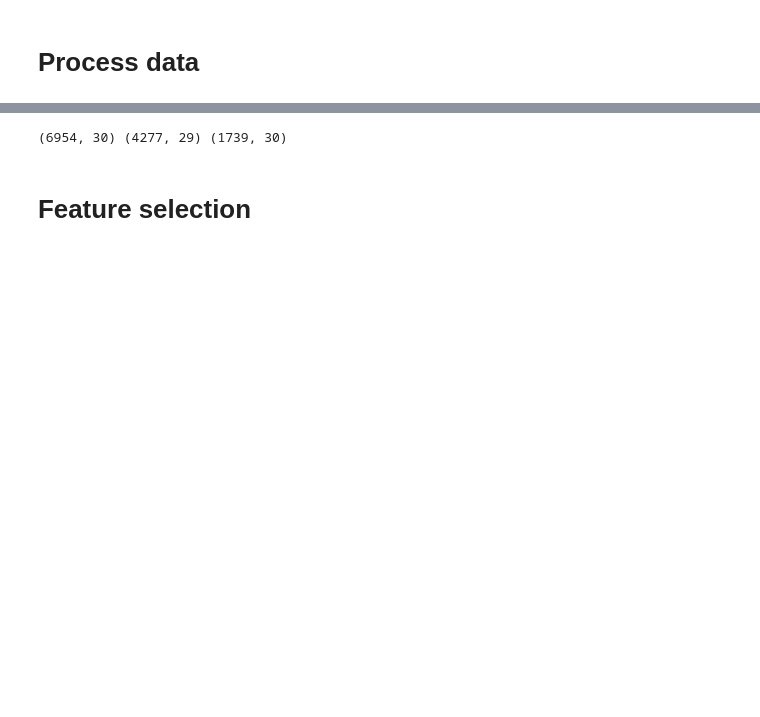
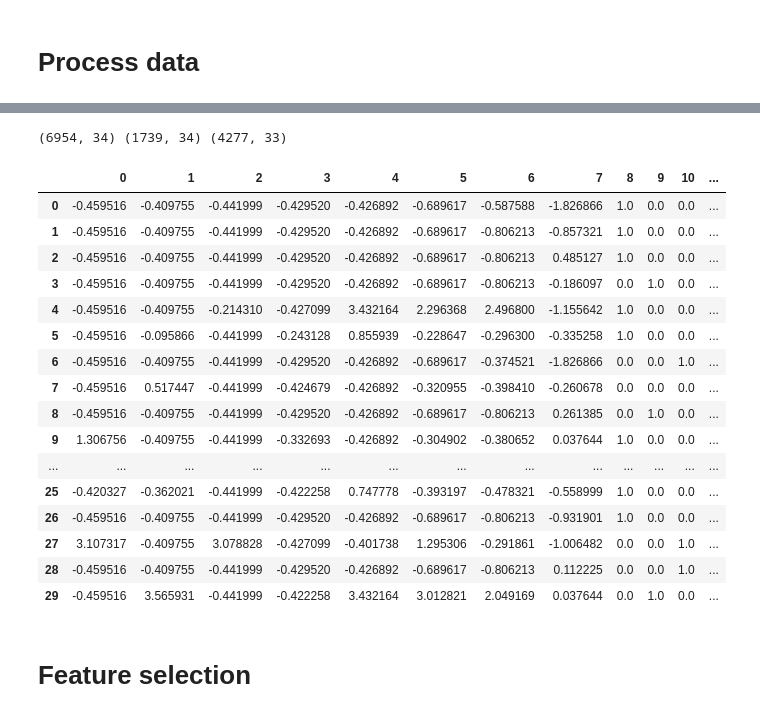
Before and after one commit to PashaIanko/Kaggle.Spaceship-Titanic, a Jupyter notebook: 2_data_preparation.ipynb, the cells around one changed output, grey strips where cells are left out. Cells and saved outputs as stored; diff of their text form; code cells hidden in the pictures; blank space fills up the shorter version.

Commit message:
Processed the data (trial 9)

```diff
--- a/2_data_preparation.ipynb
+++ b/2_data_preparation.ipynb
@@ -1170,11 +1173,31 @@ assert (df_trainval_processed.dtype == 'float64') \
 # %%
 print(
     df_trainval_processed.shape,
-    df_test_sample_processed.shape
+    df_test_sample_processed.shape,
     df_test_processed.shape,
 )
 # %% [output]
-(6954, 30) (4277, 29) (1739, 30)
+(6954, 34) (1739, 34) (4277, 33)
+# %%
+pd.DataFrame(df_trainval_processed).head(30)
+# %% [output]
+|  | 0 | 1 | 2 | 3 | 4 | 5 | 6 | 7 | 8 | 9 | 10 | ... |
+| 0 | -0.459516 | -0.409755 | -0.441999 | -0.429520 | -0.426892 | -0.689617 | -0.587588 | -1.826866 | 1.0 | 0.0 | 0.0 | ... |
+| 1 | -0.459516 | -0.409755 | -0.441999 | -0.429520 | -0.426892 | -0.689617 | -0.806213 | -0.857321 | 1.0 | 0.0 | 0.0 | ... |
+| 2 | -0.459516 | -0.409755 | -0.441999 | -0.429520 | -0.426892 | -0.689617 | -0.806213 | 0.485127 | 1.0 | 0.0 | 0.0 | ... |
+| 3 | -0.459516 | -0.409755 | -0.441999 | -0.429520 | -0.426892 | -0.689617 | -0.806213 | -0.186097 | 0.0 | 1.0 | 0.0 | ... |
+| 4 | -0.459516 | -0.409755 | -0.214310 | -0.427099 | 3.432164 | 2.296368 | 2.496800 | -1.155642 | 1.0 | 0.0 | 0.0 | ... |
+| 5 | -0.459516 | -0.095866 | -0.441999 | -0.243128 | 0.855939 | -0.228647 | -0.296300 | -0.335258 | 1.0 | 0.0 | 0.0 | ... |
+| 6 | -0.459516 | -0.409755 | -0.441999 | -0.429520 | -0.426892 | -0.689617 | -0.374521 | -1.826866 | 0.0 | 0.0 | 1.0 | ... |
+| 7 | -0.459516 | 0.517447 | -0.441999 | -0.424679 | -0.426892 | -0.320955 | -0.398410 | -0.260678 | 0.0 | 0.0 | 0.0 | ... |
+| 8 | -0.459516 | -0.409755 | -0.441999 | -0.429520 | -0.426892 | -0.689617 | -0.806213 | 0.261385 | 0.0 | 1.0 | 0.0 | ... |
+| 9 | 1.306756 | -0.409755 | -0.441999 | -0.332693 | -0.426892 | -0.304902 | -0.380652 | 0.037644 | 1.0 | 0.0 | 0.0 | ... |
+| ... | ... | ... | ... | ... | ... | ... | ... | ... | ... | ... | ... | ... |
+| 25 | -0.420327 | -0.362021 | -0.441999 | -0.422258 | 0.747778 | -0.393197 | -0.478321 | -0.558999 | 1.0 | 0.0 | 0.0 | ... |
+| 26 | -0.459516 | -0.409755 | -0.441999 | -0.429520 | -0.426892 | -0.689617 | -0.806213 | -0.931901 | 1.0 | 0.0 | 0.0 | ... |
+| 27 | 3.107317 | -0.409755 | 3.078828 | -0.427099 | -0.401738 | 1.295306 | -0.291861 | -1.006482 | 0.0 | 0.0 | 1.0 | ... |
+| 28 | -0.459516 | -0.409755 | -0.441999 | -0.429520 | -0.426892 | -0.689617 | -0.806213 | 0.112225 | 0.0 | 0.0 | 1.0 | ... |
+| 29 | -0.459516 | 3.565931 | -0.441999 | -0.422258 | 3.432164 | 3.012821 | 2.049169 | 0.037644 | 0.0 | 1.0 | 0.0 | ... |
 # %% [markdown]
 # Feature selection
 # %%
```
Also changed, not shown: parts of 38 cells of this notebook.
